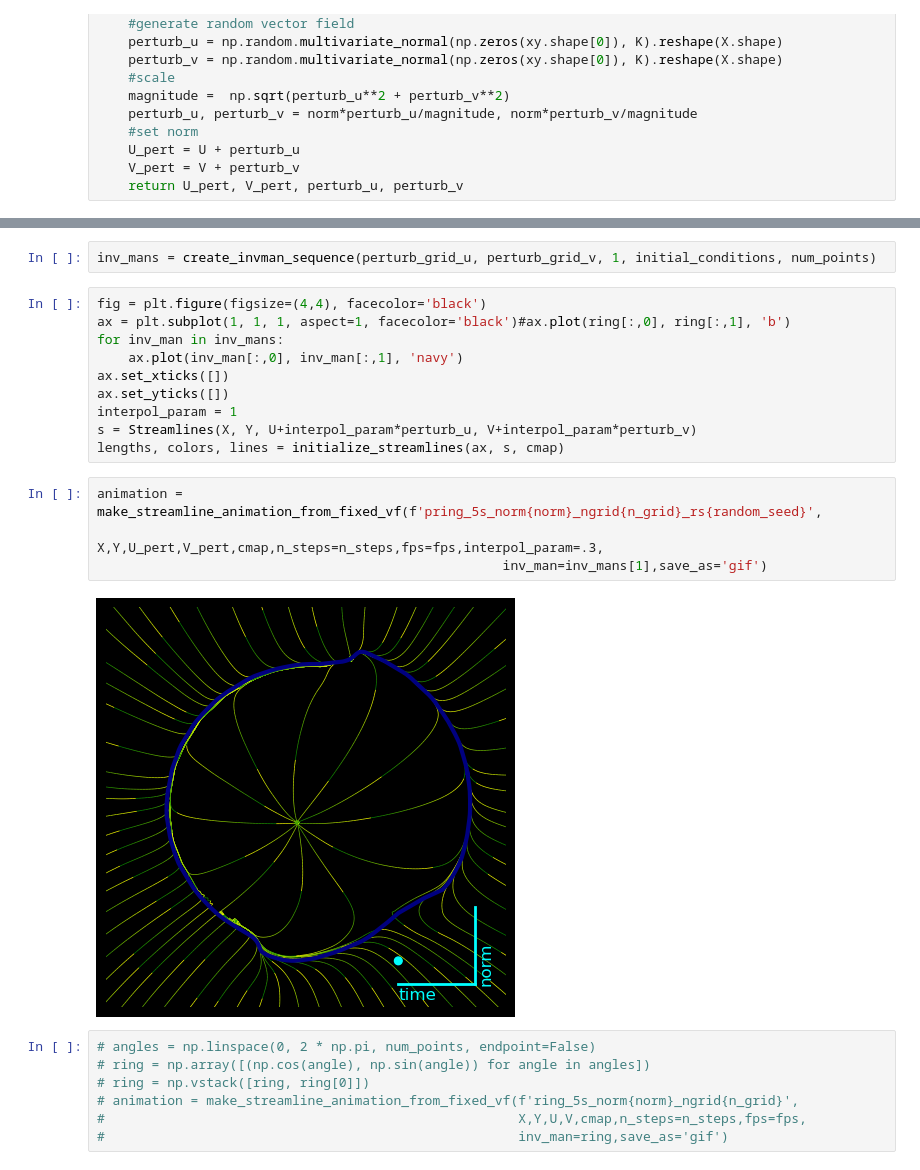
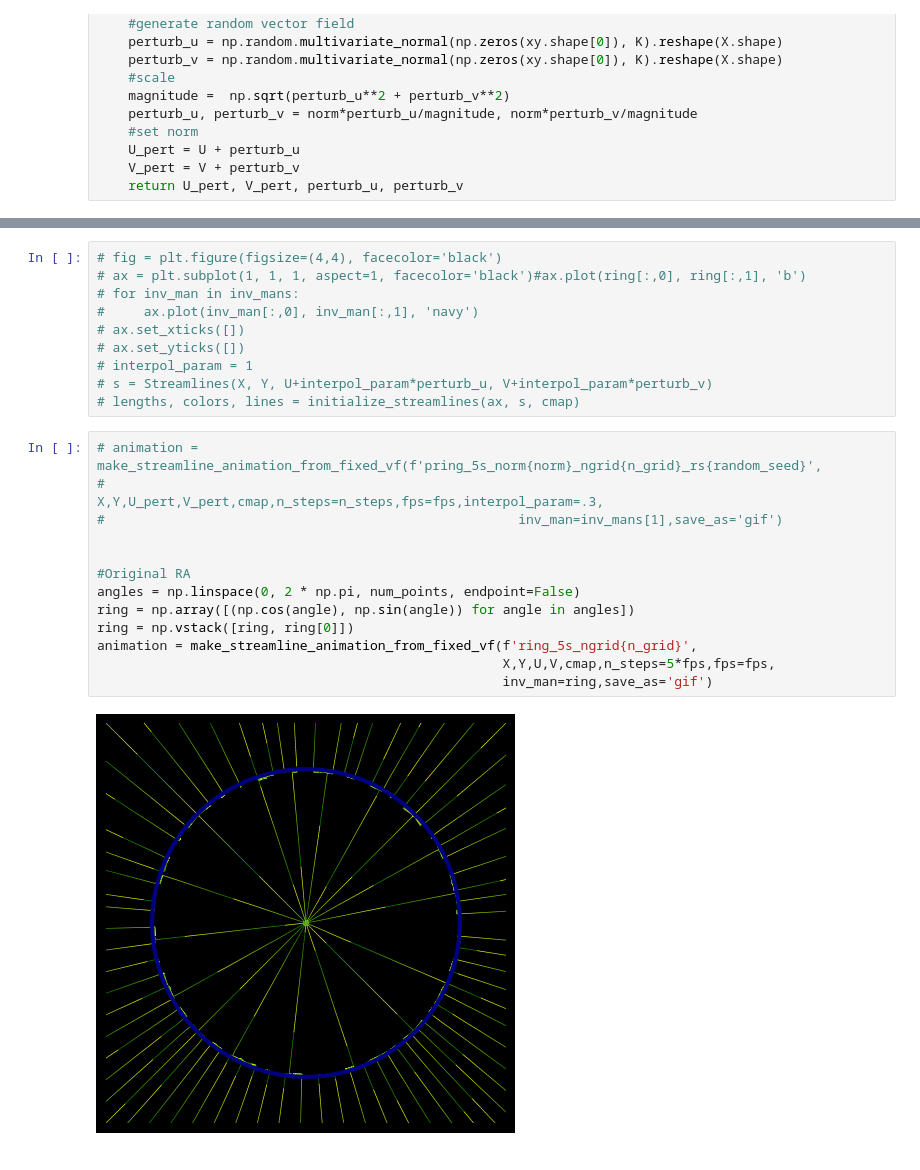
Before and after one commit to Asagodi/topological_diversity, a Jupyter notebook: Stability/videos/vector_field_animation.ipynb, the cells around one changed output, grey strips where cells are left out. Drawn from its saved outputs; the diff is of its cells as text.

Commit message:
corrected grids

```diff
--- a/Stability/videos/vector_field_animation.ipynb
+++ b/Stability/videos/vector_field_animation.ipynb
@@ -760,25 +698,25 @@ inv_man*=1.5
-# %%
-inv_mans = create_invman_sequence(perturb_grid_u, perturb_grid_v, 1, initial_conditions, num_points)
 # %%
-fig = plt.figure(figsize=(4,4), facecolor='black')
-ax = plt.subplot(1, 1, 1, aspect=1, facecolor='black')#ax.plot(ring[:,0], ring[:,1], 'b')
-for inv_man in inv_mans:
-    ax.plot(inv_man[:,0], inv_man[:,1], 'navy')
-ax.set_xticks([])
-ax.set_yticks([])
-interpol_param = 1
-s = Streamlines(X, Y, U+interpol_param*perturb_u, V+interpol_param*perturb_v)
-lengths, colors, lines = initialize_streamlines(ax, s, cmap)
+# fig = plt.figure(figsize=(4,4), facecolor='black')
+# ax = plt.subplot(1, 1, 1, aspect=1, facecolor='black')#ax.plot(ring[:,0], ring[:,1], 'b')
+# for inv_man in inv_mans:
+#     ax.plot(inv_man[:,0], inv_man[:,1], 'navy')
+# ax.set_xticks([])
+# ax.set_yticks([])
+# interpol_param = 1
+# s = Streamlines(X, Y, U+interpol_param*perturb_u, V+interpol_param*perturb_v)
+# lengths, colors, lines = initialize_streamlines(ax, s, cmap)
 # %%
-animation = make_streamline_animation_from_fixed_vf(f'pring_5s_norm{norm}_ngrid{n_grid}_rs{random_seed}',
-                                                    X,Y,U_pert,V_pert,cmap,n_steps=n_steps,fps=fps,interpol_param=.3,
-                                                    inv_man=inv_mans[1],save_as='gif')
+# animation = make_streamline_animation_from_fixed_vf(f'pring_5s_norm{norm}_ngrid{n_grid}_rs{random_seed}',
+#                                                     X,Y,U_pert,V_pert,cmap,n_steps=n_steps,fps=fps,interpol_param=.3,
+#                                                     inv_man=inv_mans[1],save_as='gif')
+
+
+#Original RA
+angles = np.linspace(0, 2 * np.pi, num_points, endpoint=False)
+ring = np.array([(np.cos(angle), np.sin(angle)) for angle in angles])
+ring = np.vstack([ring, ring[0]])
+animation = make_streamline_animation_from_fixed_vf(f'ring_5s_ngrid{n_grid}',
+                                                    X,Y,U,V,cmap,n_steps=5*fps,fps=fps,
+                                                    inv_man=ring,save_as='gif')
 # %% [output]
-[figure, old version]
+[figure, new version]
-# %%
-# angles = np.linspace(0, 2 * np.pi, num_points, endpoint=False)
-# ring = np.array([(np.cos(angle), np.sin(angle)) for angle in angles])
-# ring = np.vstack([ring, ring[0]])
-# animation = make_streamline_animation_from_fixed_vf(f'ring_5s_norm{norm}_ngrid{n_grid}',
-#                                                     X,Y,U,V,cmap,n_steps=n_steps,fps=fps,
-#                                                     inv_man=ring,save_as='gif')
```
Also changed, not shown: parts of 24 cells of this notebook.
